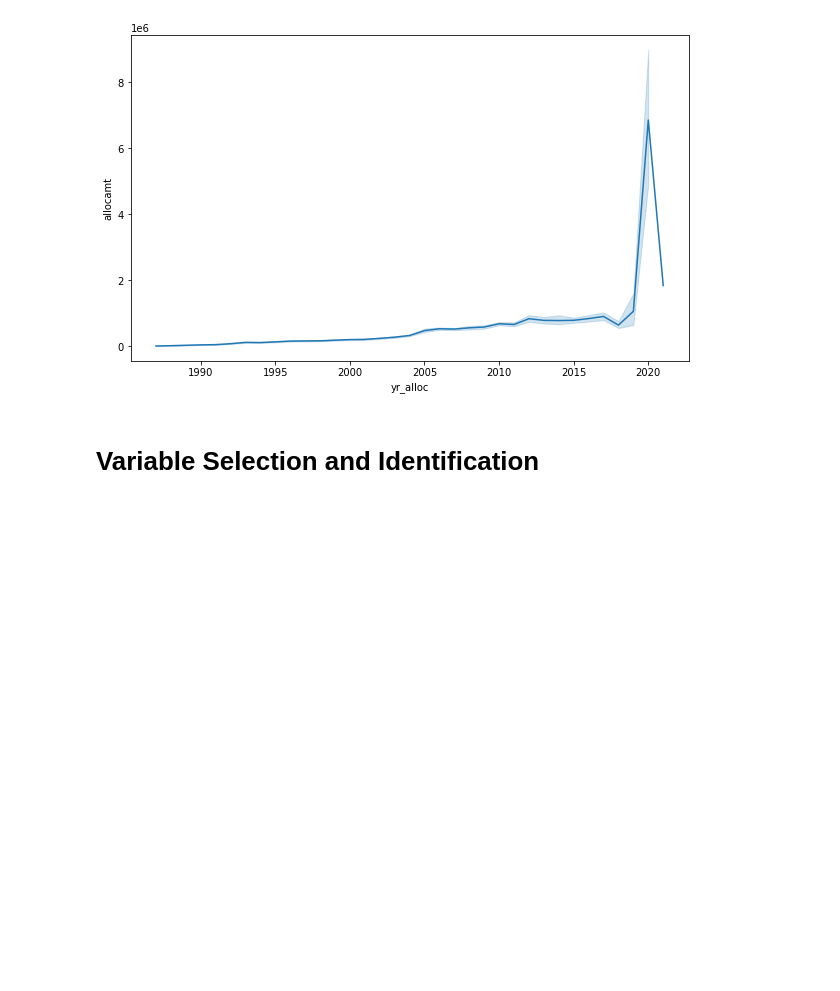
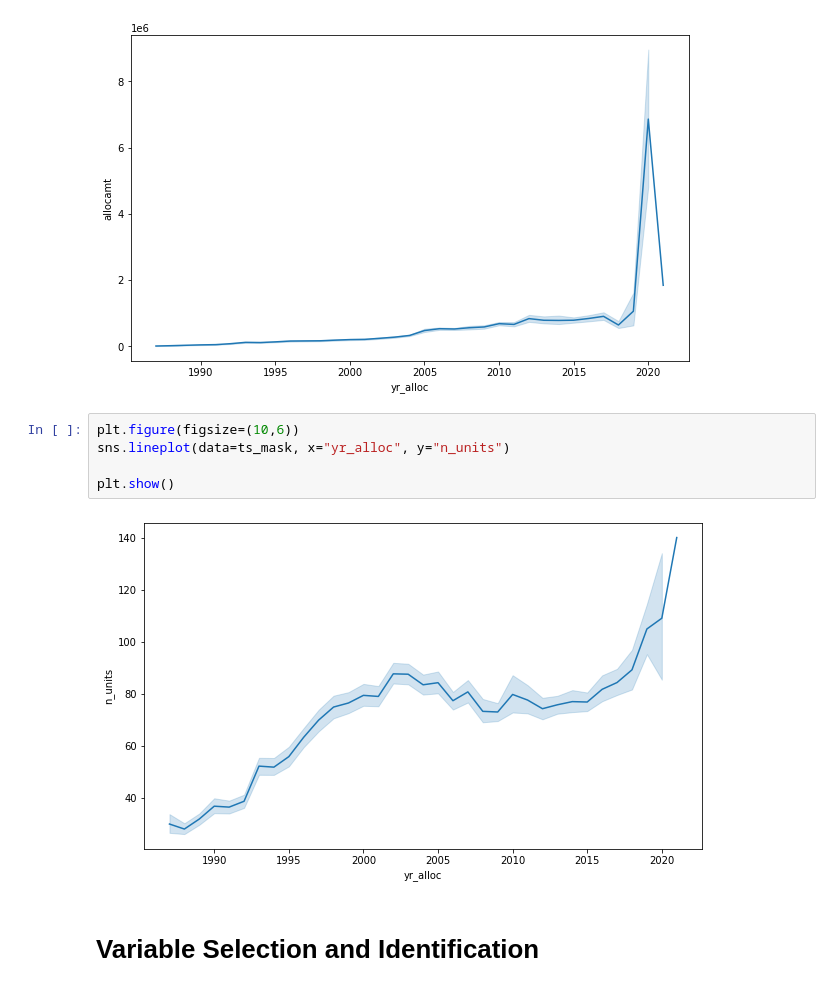
Before and after one commit to bnicholson206/DataAnalysis-LIHTC, a Jupyter notebook: DataAnalysis-LIHTC.ipynb, the cells around one changed output. Saved outputs shown, nothing was run; the diff lists cells and outputs as text; blank space fills up the shorter version.

```diff
--- a/DataAnalysis-LIHTC.ipynb
+++ b/DataAnalysis-LIHTC.ipynb
@@ -582,6 +585,13 @@ sns.lineplot(data=ts_mask, x="yr_alloc", y="allocamt")
 plt.show()
 # %% [output]
 [figure]
+# %%
+plt.figure(figsize=(10,6))
+sns.lineplot(data=ts_mask, x="yr_alloc", y="n_units")
+
+plt.show()
+# %% [output]
+[figure, added]
 # %% [markdown]
 # Variable Selection and Identification
 # %%
```
Also changed, not shown: parts of 1 cell of this notebook.
